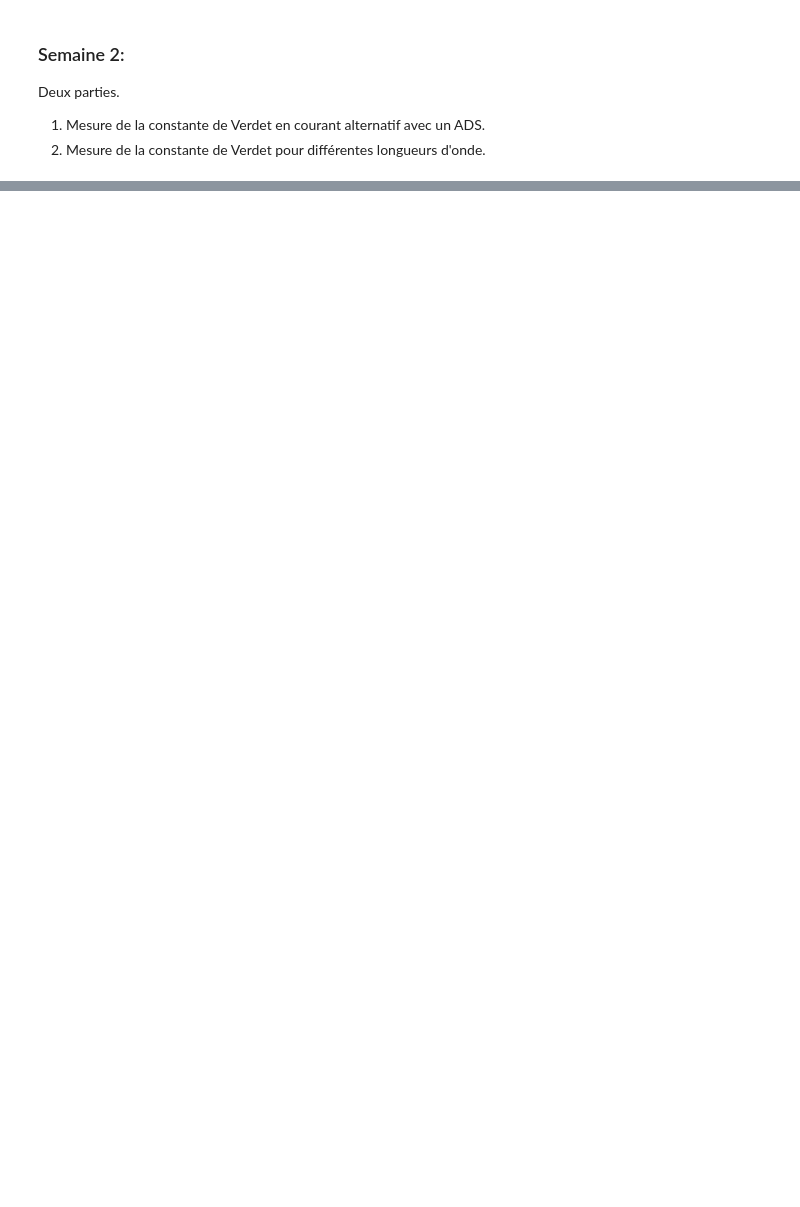
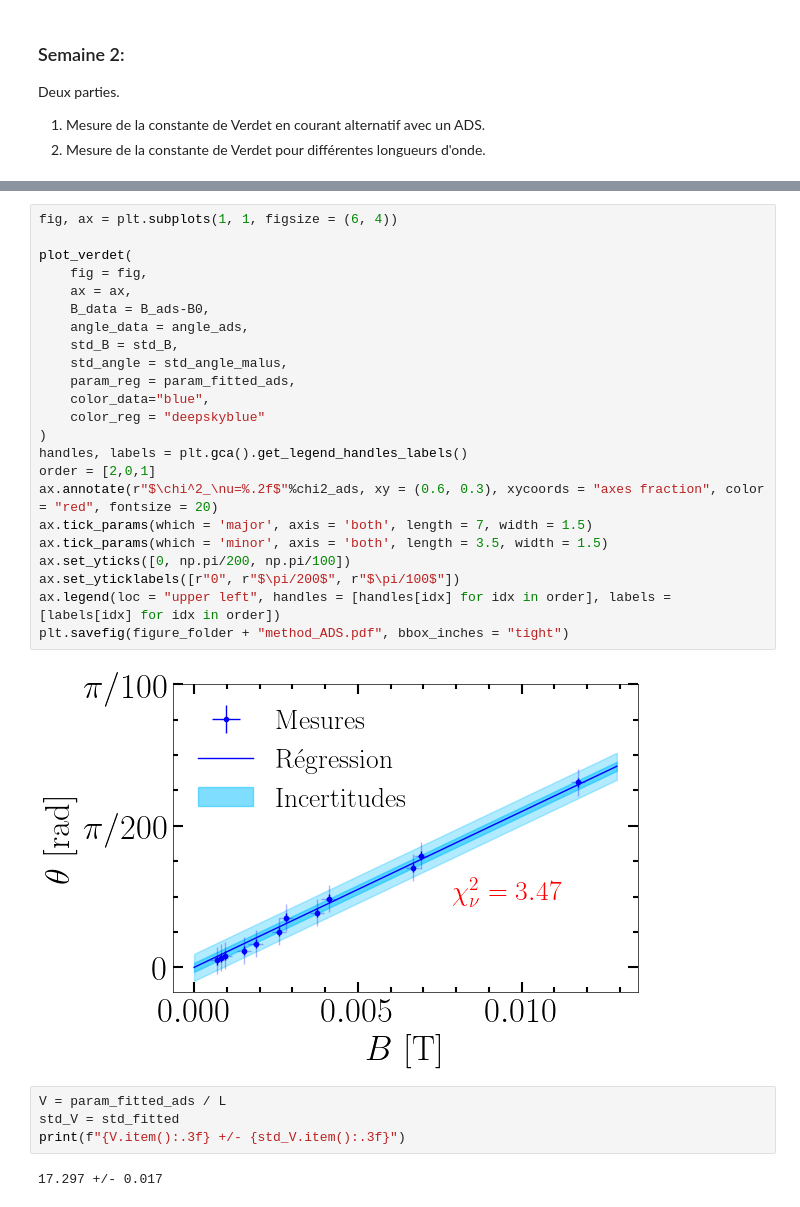
Before and after one commit to EnceladeCandy/phy3040, a Jupyter notebook: notebooks/faraday.ipynb, the cells around one changed output, grey strips where cells are left out. Drawn from its saved outputs; the diff is of its cells as text; blank space fills up the shorter version.

```diff
--- a/notebooks/faraday.ipynb
+++ b/notebooks/faraday.ipynb
@@ -692,0 +780,31 @@ array([ 3.5000e-09,  4.0500e-09, -4.0625e-07,  4.1610e-07,  4.6000e-09,
+# %%
+fig, ax = plt.subplots(1, 1, figsize = (6, 4))
+
+plot_verdet(
+    fig = fig,
+    ax = ax,
+    B_data = B_ads-B0,
+    angle_data = angle_ads,
+    std_B = std_B,
+    std_angle = std_angle_malus,
+    param_reg = param_fitted_ads,
+    color_data="blue",
+    color_reg = "deepskyblue"
+)
+handles, labels = plt.gca().get_legend_handles_labels()
+order = [2,0,1]
+ax.annotate(r"$\chi^2_\nu=%.2f$"%chi2_ads, xy = (0.6, 0.3), xycoords = "axes fraction", color = "red", fontsize = 20)
+ax.tick_params(which = 'major', axis = 'both', length = 7, width = 1.5)
+ax.tick_params(which = 'minor', axis = 'both', length = 3.5, width = 1.5)
+ax.set_yticks([0, np.pi/200, np.pi/100])
+ax.set_yticklabels([r"0", r"$\pi/200$", r"$\pi/100$"])
+ax.legend(loc = "upper left", handles = [handles[idx] for idx in order], labels = [labels[idx] for idx in order])
+plt.savefig(figure_folder + "method_ADS.pdf", bbox_inches = "tight")
+# %% [output]
+[figure, added]
+# %%
+V = param_fitted_ads / L
+std_V = std_fitted
+print(f"{V.item():.3f} +/- {std_V.item():.3f}")
+# %% [output]
+17.297 +/- 0.017
```
Also changed, not shown: parts of 30 cells of this notebook.
